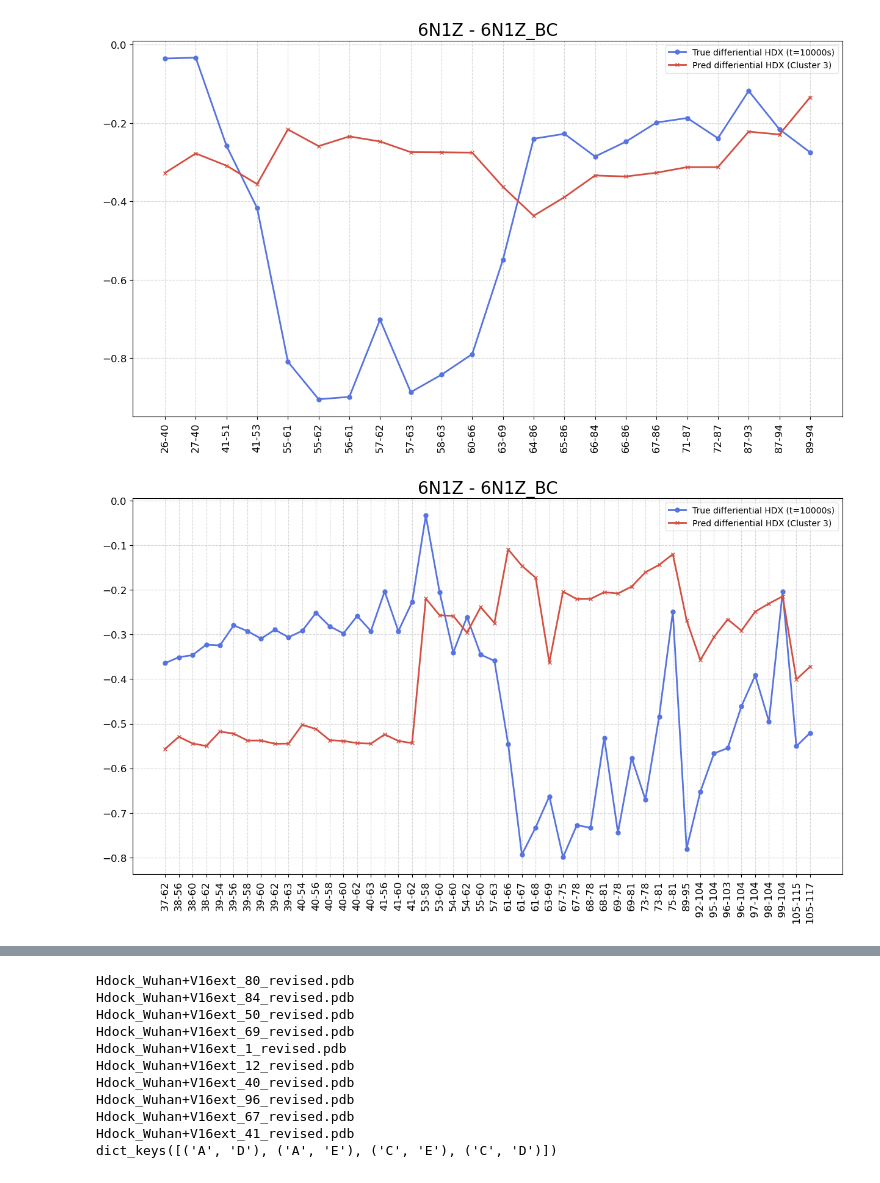
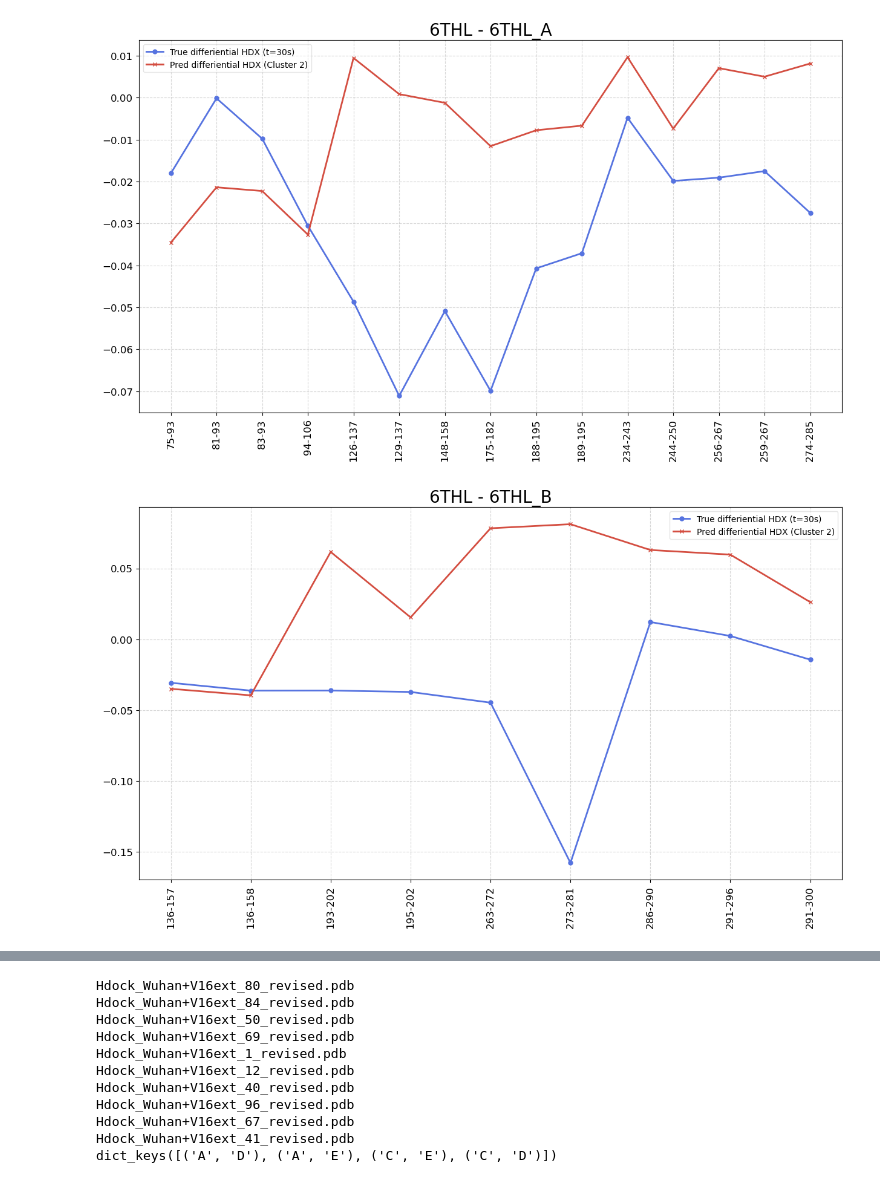
Before and after one commit to SuperChrisW/HDXRank, a Jupyter notebook: script/test.ipynb, the cells around one changed output, grey strips where cells are left out. Drawn from its saved outputs; the diff is of its cells as text; code cells hidden in the pictures.

```diff
--- a/script/test.ipynb
+++ b/script/test.ipynb
@@ -42,8 +43,8 @@ import matplotlib.pyplot as plt
 def get_true_diff(HDX_fpath, apo_states, complex_states):
     def get_weighted_uptake(HDX_df, protein, state, correction):
         temp_HDX_df = HDX_df[(HDX_df['state']==state) & (HDX_df['protein']==protein)]
-        #temp_HDX_df = temp_HDX_df[(temp_HDX_df['log_t']<4) & (temp_HDX_df['log_t']>3)]
-        temp_HDX_df = temp_HDX_df[(temp_HDX_df['log_t']>4)]
+        temp_HDX_df = temp_HDX_df[(temp_HDX_df['log_t']<2) & (temp_HDX_df['log_t']>=1.35 )]
+        #temp_HDX_df = temp_HDX_df[(temp_HDX_df['log_t']==4)]
 
         print(protein, state, temp_HDX_df.shape)
         temp_HDX_df = temp_HDX_df.sort_values(by=['start', 'end'], ascending=[True, True])
@@ -80,24 +81,25 @@ def get_true_diff(HDX_fpath, apo_states, complex_states):
             true_complex[l] = u
         complex_mtx.update(U_complex_mtx)
 
-    print(apo_mtx, complex_mtx)
     true_diff = {}
     diff_mtx = {}
     for key in true_apo.keys():
         if key in true_complex:
             true_diff[key] = true_complex[key] - true_apo[key]
             diff_mtx[key] = {t: complex_mtx[t][key] - apo_mtx[t][key] for t in apo_mtx if key in apo_mtx[t] and key in complex_mtx[t]}
+
+    print(len(true_diff.keys()))
     return true_diff, diff_mtx
 
 # Delta true diff
-apo_states = [('H2A1_XENLA', 'H2AH2B', 0)]
-complex_states = [('H2A1_XENLA', 'Imp9+AB', 0)]
+apo_states = [('rtt', 'Rtt', 0)]
+complex_states = [('rtt', 'Rtt_Bcd', 0)]
 true_diff, diff_RFU_mtx = get_true_diff(HDX_fpath, apo_states, complex_states)
 
 plt.figure(figsize=(30, 15))
 plt.tight_layout()
 plt.subplot(2, 1, 1) # 2 row, 1 columns, 1st subplot
-plt.title(f'6N1Z_B', fontsize=20)
+plt.title(f'6THL_A', fontsize=20)
 
 x_labels = list(true_diff.keys())
 x_positions = np.arange(len(x_labels))  # numerical positions for x-axis
@@ -116,11 +118,11 @@ plt.axhline(y=0, color='r', linestyle='--', label='Zero line')
 plt.grid(True)
 plt.legend()
 
-apo_states = [('H2B11_XENLA', 'H2AH2B', 0)]
-complex_states = [('H2B11_XENLA', 'Imp9+AB', 0)]
+apo_states = [('bcdFL', 'Bcd', 0)]
+complex_states = [('bcdFL', 'Bcd_Rtt', 0)]
 true_diff, diff_RFU_mtx = get_true_diff(HDX_fpath, apo_states, complex_states)
 plt.subplot(2, 1, 2) # 2 row, 1 columns, 1st subplot
-plt.title(f'6N1Z_C', fontsize=20)
+plt.title(f'6THL_B', fontsize=20)
 
 x_labels = list(true_diff.keys())
 x_positions = np.arange(len(x_labels))  # numerical positions for x-axis
@@ -152,7 +154,6 @@ H2B11_XENLA Imp9+AB (73, 11)
 # show HDX difference
 import seaborn as sns
 palette = sns.color_palette("coolwarm", 10)
-
 
 def HDX_error(y_true, y_pred, error_limit):
     epsilon = 1e-12
@@ -163,6 +164,7 @@ def get_diff_HDX(HDX_fpath, apo_states, complex_states, df, batch_apo, batch_com
     true_diff, diff_RFU_mtx = get_true_diff(HDX_fpath, apo_states, complex_states)
     complex_pred_df = df[(df['Batch'] == batch_complex)]
     apo_pred_df = df[(df['Batch'] == batch_apo)]
+    print(complex_pred_df.shape, apo_pred_df.shape)
 
     pred_diff = {}
     for key in true_diff.keys():
@@ -170,23 +172,21 @@ def get_diff_HDX(HDX_fpath, apo_states, complex_states, df, batch_apo, batch_com
             complex_value = complex_pred_df[complex_pred_df['Range'] == key]['Y_Pred'].values[0]
             apo_value = apo_pred_df[apo_pred_df['Range'] == key]['Y_Pred'].values[0]
             pred_diff[key] = complex_value - apo_value
-
     all_times = set()
     for diffs in diff_RFU_mtx.values():
         all_times.update(diffs.keys())
     sorted_times = sorted(all_times, key=lambda x: float(x))
 
     trim_true_diff = {key: true_diff[key] for key in pred_diff.keys()}
-    print(trim_true_diff)
-    print(pred_diff)
+    print('data utilization rate:', len(trim_true_diff.keys())/len(true_diff.keys()))
 
     x_labels = list(pred_diff.keys())
     x_index = np.arange(len(x_labels))
     y_true = np.array([trim_true_diff[key] for key in x_labels])
     y_pred = np.array([pred_diff[key] for key in x_labels])
 
-    MAE = HDX_error(y_true, y_pred, 1)
-    print('loss:', MAE, 'length:', len(y_true))
+    loss = HDX_error(y_true, y_pred, 1)
+    print('loss:', loss, 'length:', len(y_true))
 
     #plt.figure(figsize=(30, 6))
     plt.figure(figsize=(15, 8))
@@ -196,22 +196,22 @@ def get_diff_HDX(HDX_fpath, apo_states, complex_states, df, batch_apo, batch_com
     for time in sorted_times:
         time_values = [diff_RFU_mtx[label].get(time, 0) / 100 for label in x_labels]
         #plt.plot(x_index, time_values, label=f'time_{time}', linestyle='--', alpha=1)
-    plt.plot(x_labels, y_true, label='True differiential HDX (t=10000s)', color=palette[0], marker='o', linestyle='-', linewidth=2, markersize=5)
-    plt.plot(x_labels, y_pred, label='Pred differiential HDX (Cluster 3)', color=palette[-1], marker='x', linestyle='-', linewidth=2, markersize=5)
+    plt.plot(x_labels, y_true, label='True differiential HDX (t=30s)', color=palette[0], marker='o', linestyle='-', linewidth=2, markersize=5)
+    plt.plot(x_labels, y_pred, label='Pred differiential HDX (Cluster 2)', color=palette[-1], marker='x', linestyle='-', linewidth=2, markersize=5)
     #plt.axhline(y=0, color='r', linestyle='--')
     plt.grid(True, linestyle='--', alpha = 0.5)
     plt.legend(fancybox = True, framealpha =0.5)
     #plt.show()
     plt.savefig(f'/home/lwang/models/HDX_LSTM/data/Latest_test/hdock/diff_HDX_{batch_apo}_cluster{cluster_id}.png', dpi=300)
 
-apo_states = [('H2A1_XENLA', 'H2AH2B', 0)]
-complex_states = [('H2A1_XENLA', 'Imp9+AB', 0)]
-get_diff_HDX(HDX_fpath, apo_states, complex_states, average_df, batch_apo='6N1Z_BC', batch_complex='6N1Z')
-#get_diff_HDX(HDX_fpath, apo_states, complex_states, average_df, batch_apo='8F7A_A', batch_complex='MODEL_65_REVISED')
 
-apo_states = [('H2B11_XENLA', 'H2AH2B', 0)]
-complex_states = [('H2B11_XENLA', 'Imp9+AB', 0)]
-get_diff_HDX(HDX_fpath, apo_states, complex_states, average_df, batch_apo='6N1Z_BC', batch_complex='6N1Z')
-#get_diff_HDX(HDX_fpath, apo_states, complex_states, average_df, batch_apo='8F7A_B', batch_complex='MODEL_65_REVISED')
+apo_states = [('rtt', 'Rtt', 0)]
+complex_states = [('rtt', 'Rtt_Bcd', 0)]
+get_diff_HDX(HDX_fpath, apo_states, complex_states, average_df, batch_apo='6THL_A', batch_complex='6THL')
+
+apo_states = [('bcdFL', 'Bcd', 0)]
+complex_states = [('bcdFL', 'Bcd_Rtt', 0)]
+get_diff_HDX(HDX_fpath, apo_states, complex_states, average_df, batch_apo='6THL_B', batch_complex='6THL')
+#get_diff_HDX(HDX_fpath, apo_states, complex_states, average_df, batch_apo='6THL_B', batch_complex='MODEL_476_REVISED')
 #plt.savefig(f'/home/lwang/models/HDX_LSTM/data/Latest_test/hdock/diff_HDX_6DJL-C_cluster{cluster_id}.png', dpi=300)
 # %% [output]
@@ -230,5 +230,5 @@ loss: 3.747889784194347 length: 48
-[figure, old version]
+[figure, new version]
-[figure, old version]
+[figure, new version]
 # %%
 ## extract binding site
 
```
Also changed, not shown: parts of 21 cells of this notebook, 10 other files.
